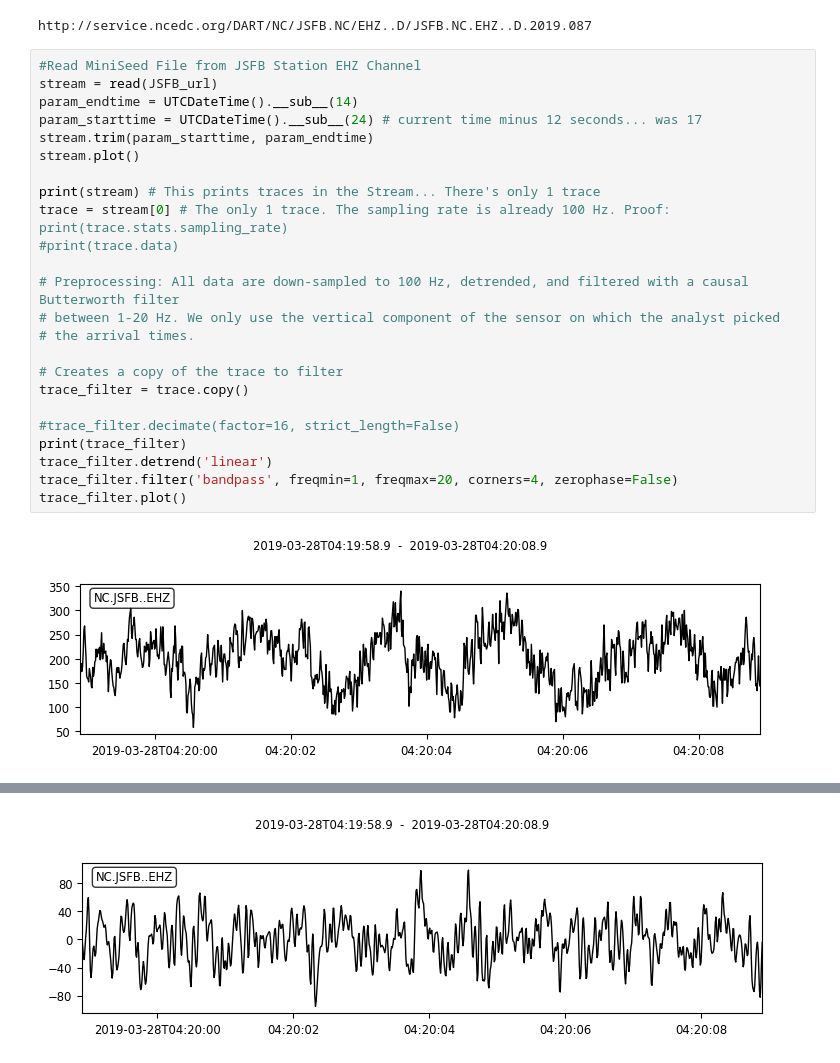
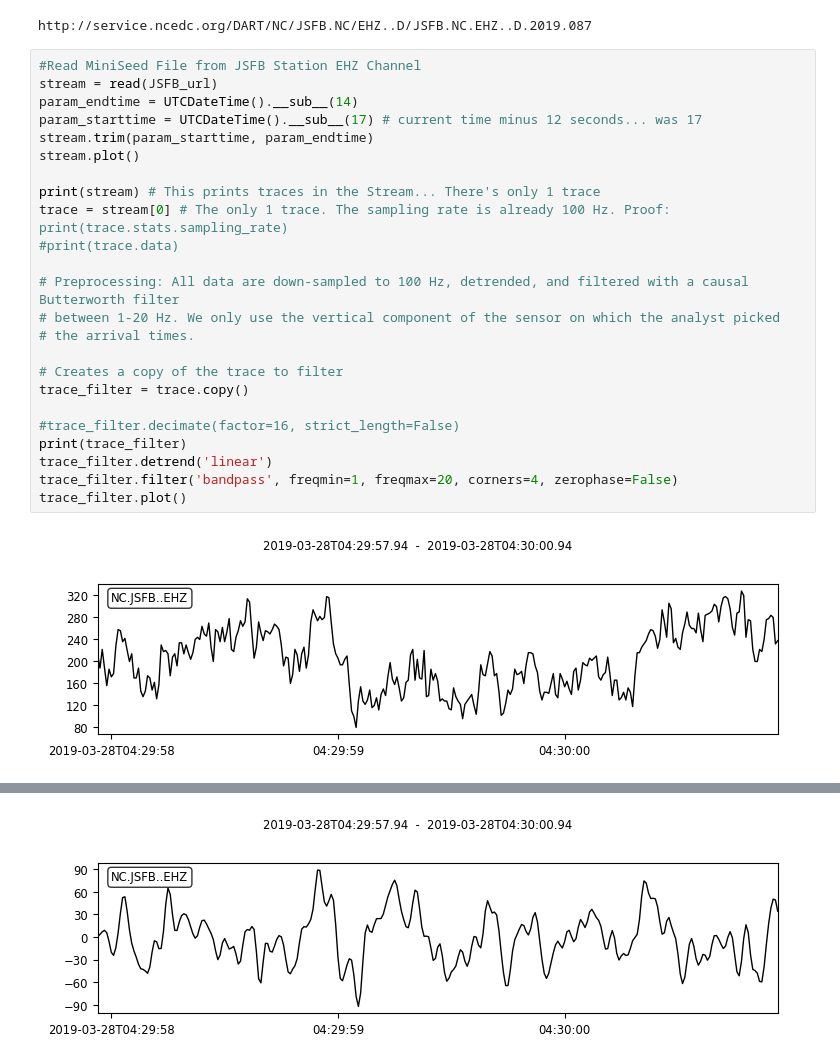
Before and after one commit to sjsu-earthquake-early-warning/DART-Real-Time-Data, a Jupyter notebook: Dart_Filter.ipynb, the cells around one changed output, grey strips where cells are left out. Drawn from its saved outputs; the diff is of its cells as text.

```diff
--- a/Dart_Filter.ipynb
+++ b/Dart_Filter.ipynb
@@ -29,27 +29,27 @@ http://service.ncedc.org/DART/NC/JSFB.NC/EHZ..D/JSFB.NC.EHZ..D.2019.087
 # %%
 #Read MiniSeed File from JSFB Station EHZ Channel
 stream = read(JSFB_url)
 param_endtime = UTCDateTime().__sub__(14)
-param_starttime = UTCDateTime().__sub__(24) # current time minus 12 seconds... was 17
+param_starttime = UTCDateTime().__sub__(17) # current time minus 12 seconds... was 17
 stream.trim(param_starttime, param_endtime)
 stream.plot()
 
 print(stream) # This prints traces in the Stream... There's only 1 trace
 trace = stream[0] # The only 1 trace. The sampling rate is already 100 Hz. Proof: print(trace.stats.sampling_rate)
 #print(trace.data)
 
 # Preprocessing: All data are down-sampled to 100 Hz, detrended, and filtered with a causal Butterworth filter
 # between 1-20 Hz. We only use the vertical component of the sensor on which the analyst picked
 # the arrival times.
 
 # Creates a copy of the trace to filter
 trace_filter = trace.copy()
 
 #trace_filter.decimate(factor=16, strict_length=False)
 print(trace_filter)
 trace_filter.detrend('linear')
 trace_filter.filter('bandpass', freqmin=1, freqmax=20, corners=4, zerophase=False)
 trace_filter.plot()
 # %% [output]
-[figure, old version]
+[figure, new version]
 1 Trace(s) in Stream:
@@ -58 +58 @@ NC.JSFB..EHZ | 2019-03-28T04:19:58.900000Z - 2019-03-28T04:20:08.900000Z | 100.0
-[figure, old version]
+[figure, new version]
```
Also changed, not shown: parts of 1 cell of this notebook.
